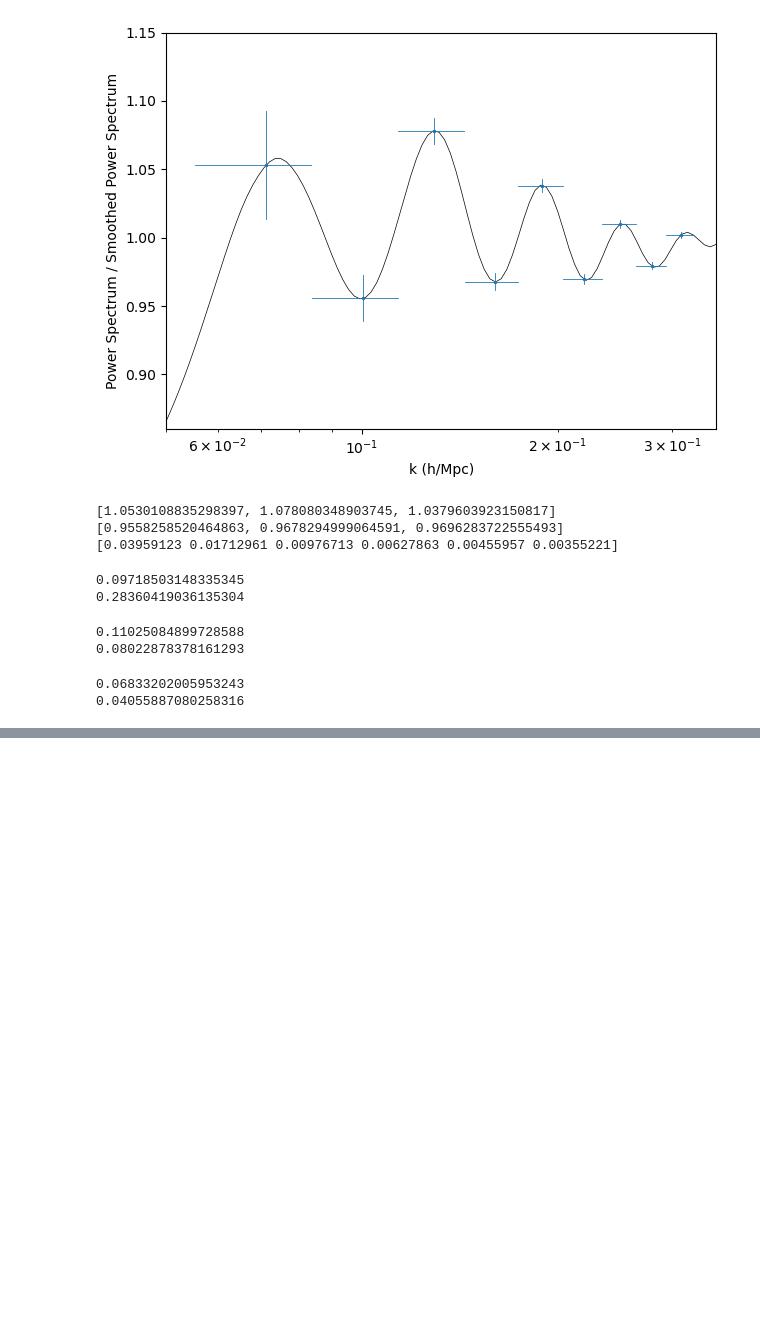
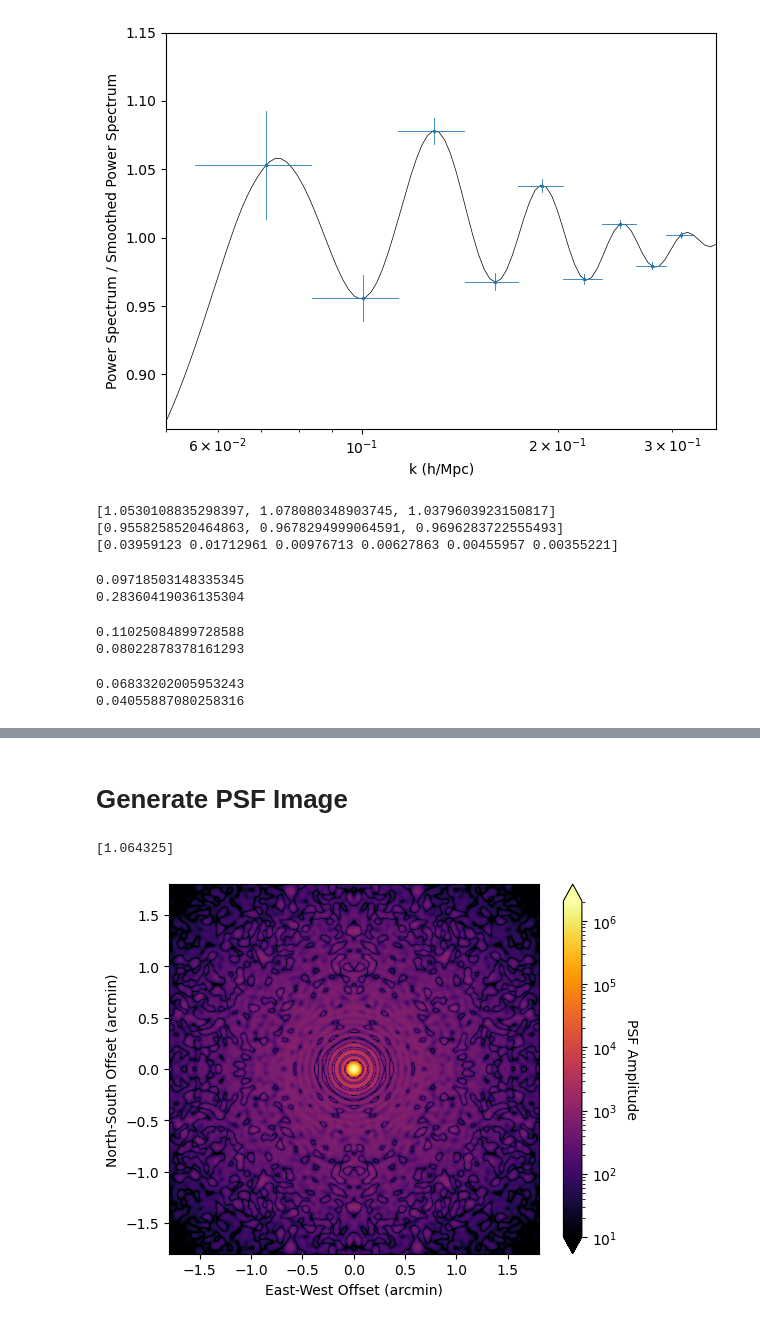
Before and after one commit to rlbyrne/PSsensitivity, a Jupyter notebook: plot_DSA2000_sensitivity.ipynb, the cells around one changed output, grey strips where cells are left out. Saved outputs shown, nothing was run; the diff lists cells and outputs as text; code cells hidden in the pictures; blank space fills up the shorter version.

Commit message:
plot psf

```diff
--- a/plot_DSA2000_sensitivity.ipynb
+++ b/plot_DSA2000_sensitivity.ipynb
@@ -885,8 +846,0 @@ plt.show()
-# %%
-psf, frequencies, ew_axis, ns_axis = array_sensitivity.calculate_psf(
-    baselines_m=baselines_m,
-    min_freq_hz=min_freq_hz,
-    max_freq_hz=max_freq_hz,
-    freq_resolution_hz=freq_resolution_hz,
-    antenna_diameter_m=antenna_diameter_m,
-)
@@ -898,0 +884,44 @@ Calculating frequency 1 of 1
+# %% [markdown]
+# Generate PSF Image
+# %%
+# Restore PSF simulation
+with open("simulation_outputs/psf.npy", "rb") as f:
+    psf = np.load(f)
+    frequencies = np.load(f)
+    ew_axis = np.load(f)
+    ns_axis = np.load(f)
+f.close()
+# %%
+print(frequencies/1e9)
+# %% [output]
+[1.064325]
+# %%
+image_extent_arcmin = .03*60.0
+fig, ax = plt.subplots()
+use_cmap = cm.get_cmap("inferno").copy()
+cax = ax.imshow(
+    np.abs(psf[0,:,:]),
+    origin="lower",
+    interpolation="none",
+    extent=[
+        np.min(ew_axis*60),
+        np.max(ew_axis*60),
+        np.min(ns_axis*60),
+        np.max(ns_axis*60)
+    ],
+    vmin=10,
+    vmax=np.max(psf),
+    cmap=use_cmap,
+    norm="log",
+    aspect=1.,
+)
+ax.set_xlabel("East-West Offset (arcmin)")
+ax.set_ylabel("North-South Offset (arcmin)")
+ax.set_xlim([-image_extent_arcmin, image_extent_arcmin])
+ax.set_ylim([-image_extent_arcmin, image_extent_arcmin])
+cbar = fig.colorbar(cax, extend="both")
+cbar.set_label("PSF Amplitude", rotation=270, labelpad=15)
+plt.savefig("plots/psf.png", dpi=600)
+plt.show()
+# %% [output]
+[figure, added]
```
Also changed, not shown: parts of 5 cells of this notebook, 1 other file.
